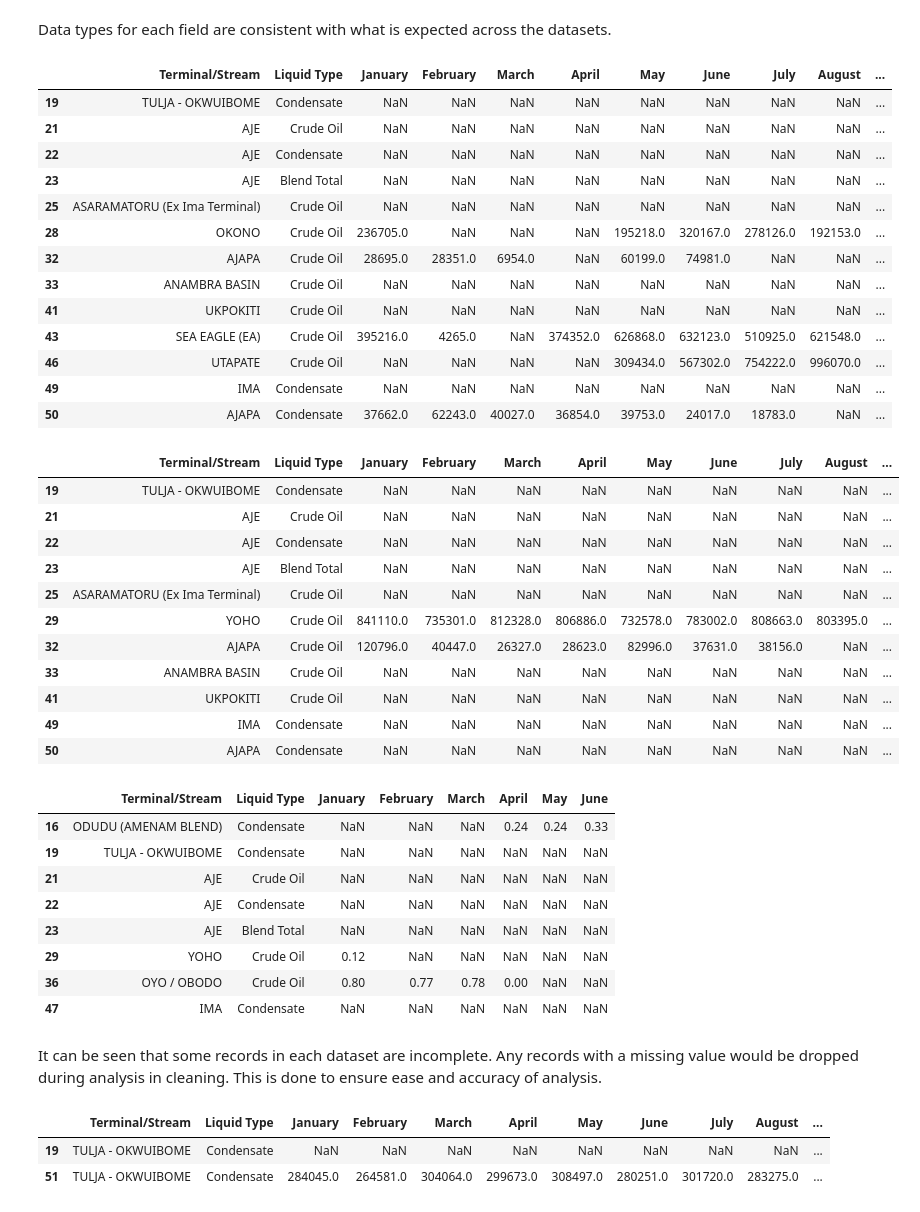
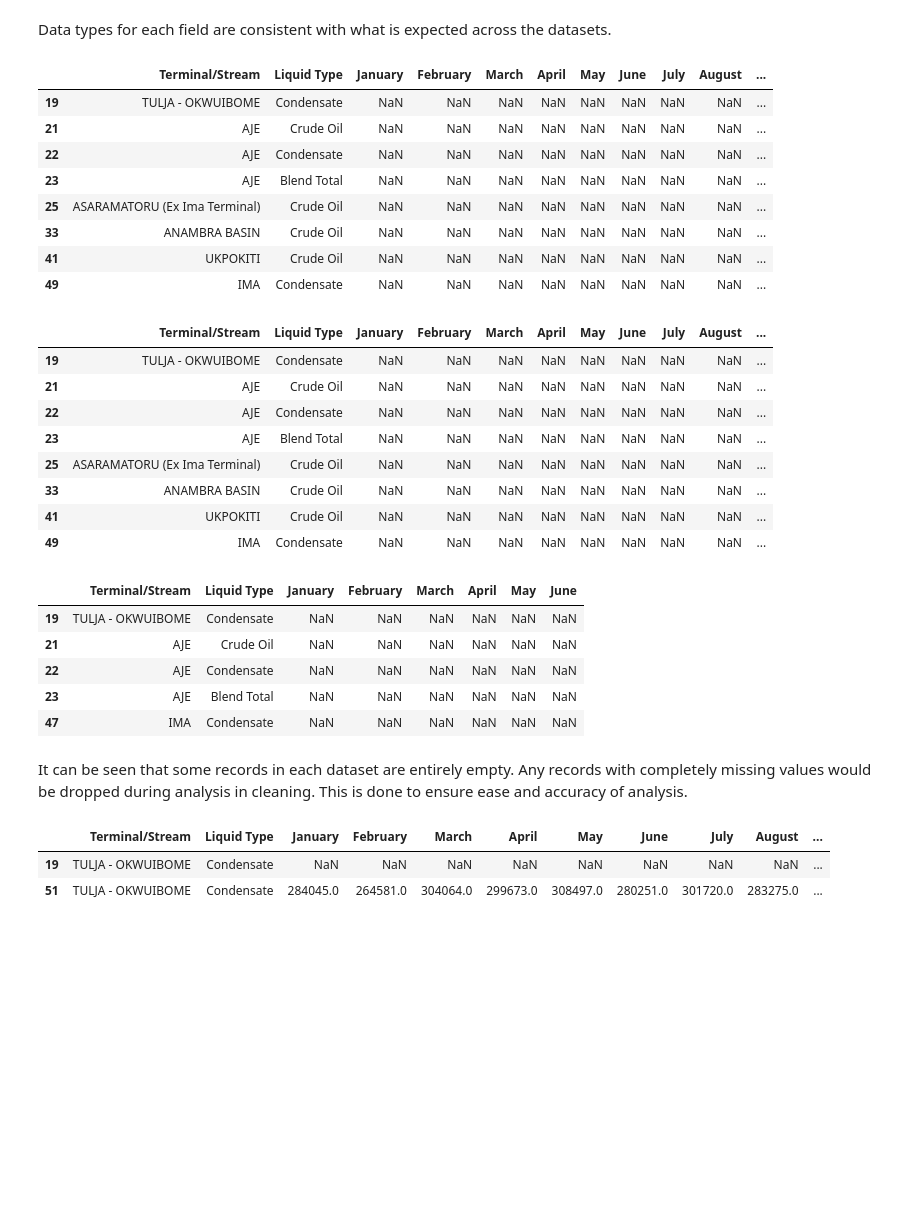
Before and after one commit to loteehenry/Oil-Production---Exploratory-Data-Analysis, a Jupyter notebook: notebooks/analysis.ipynb, the cells around one changed output. Drawn from its saved outputs; the diff is of its cells as text; code cells hidden in the pictures; blank space fills up the shorter version.

Commit message:
Changes made to data cleaning process in analysis

```diff
--- a/notebooks/analysis.ipynb
+++ b/notebooks/analysis.ipynb
@@ -150,25 +152,20 @@ dtype: object
 # %% [markdown]
 Data types for each field are consistent with what is expected across the datasets.
 # %%
-null_2024_values = df_2024[df_2024.isnull().any(axis=1)]
+null_2024_values = df_2024[df_2024[["January", "February", "March", "April", "May", "June", "July", "August", "September", "October", "November", "December"]].isnull().all(axis=1)]
 null_2024_values
 # %% [output]
 |  | Terminal/Stream | Liquid Type | January | February | March | April | May | June | July | August | ... |
 | 19 | TULJA - OKWUIBOME | Condensate | NaN | NaN | NaN | NaN | NaN | NaN | NaN | NaN | ... |
 | 21 | AJE | Crude Oil | NaN | NaN | NaN | NaN | NaN | NaN | NaN | NaN | ... |
 | 22 | AJE | Condensate | NaN | NaN | NaN | NaN | NaN | NaN | NaN | NaN | ... |
 | 23 | AJE | Blend Total | NaN | NaN | NaN | NaN | NaN | NaN | NaN | NaN | ... |
 | 25 | ASARAMATORU (Ex Ima Terminal) | Crude Oil | NaN | NaN | NaN | NaN | NaN | NaN | NaN | NaN | ... |
-| 28 | OKONO | Crude Oil | 236705.0 | NaN | NaN | NaN | 195218.0 | 320167.0 | 278126.0 | 192153.0 | ... |
-| 32 | AJAPA | Crude Oil | 28695.0 | 28351.0 | 6954.0 | NaN | 60199.0 | 74981.0 | NaN | NaN | ... |
 | 33 | ANAMBRA BASIN | Crude Oil | NaN | NaN | NaN | NaN | NaN | NaN | NaN | NaN | ... |
 | 41 | UKPOKITI | Crude Oil | NaN | NaN | NaN | NaN | NaN | NaN | NaN | NaN | ... |
-| 43 | SEA EAGLE (EA) | Crude Oil | 395216.0 | 4265.0 | NaN | 374352.0 | 626868.0 | 632123.0 | 510925.0 | 621548.0 | ... |
-| 46 | UTAPATE | Crude Oil | NaN | NaN | NaN | NaN | 309434.0 | 567302.0 | 754222.0 | 996070.0 | ... |
 | 49 | IMA | Condensate | NaN | NaN | NaN | NaN | NaN | NaN | NaN | NaN | ... |
-| 50 | AJAPA | Condensate | 37662.0 | 62243.0 | 40027.0 | 36854.0 | 39753.0 | 24017.0 | 18783.0 | NaN | ... |
 # %%
-null_2025_values = df_2025[df_2025.isnull().any(axis=1)]
+null_2025_values = df_2025[df_2025[["January", "February", "March", "April", "May", "June", "July", "August", "September", "October", "November", "December"]].isnull().all(axis=1)]
 null_2025_values
 # %% [output]
 |  | Terminal/Stream | Liquid Type | January | February | March | April | May | June | July | August | ... |
@@ -177,27 +174,23 @@ null_2025_values
 | 22 | AJE | Condensate | NaN | NaN | NaN | NaN | NaN | NaN | NaN | NaN | ... |
 | 23 | AJE | Blend Total | NaN | NaN | NaN | NaN | NaN | NaN | NaN | NaN | ... |
 | 25 | ASARAMATORU (Ex Ima Terminal) | Crude Oil | NaN | NaN | NaN | NaN | NaN | NaN | NaN | NaN | ... |
-| 29 | YOHO | Crude Oil | 841110.0 | 735301.0 | 812328.0 | 806886.0 | 732578.0 | 783002.0 | 808663.0 | 803395.0 | ... |
-| 32 | AJAPA | Crude Oil | 120796.0 | 40447.0 | 26327.0 | 28623.0 | 82996.0 | 37631.0 | 38156.0 | NaN | ... |
 | 33 | ANAMBRA BASIN | Crude Oil | NaN | NaN | NaN | NaN | NaN | NaN | NaN | NaN | ... |
 | 41 | UKPOKITI | Crude Oil | NaN | NaN | NaN | NaN | NaN | NaN | NaN | NaN | ... |
 | 49 | IMA | Condensate | NaN | NaN | NaN | NaN | NaN | NaN | NaN | NaN | ... |
-| 50 | AJAPA | Condensate | NaN | NaN | NaN | NaN | NaN | NaN | NaN | NaN | ... |
 # %%
-null_2026_values = df_2026[df_2026.isnull().any(axis=1)]
+null_2026_values = df_2026[df_2026[["January", "February", "March", "April", "May", "June"]].isnull().all(axis=1)]
 null_2026_values
 # %% [output]
 |  | Terminal/Stream | Liquid Type | January | February | March | April | May | June |
-| 16 | ODUDU (AMENAM BLEND) | Condensate | NaN | NaN | NaN | 0.24 | 0.24 | 0.33 |
 | 19 | TULJA - OKWUIBOME | Condensate | NaN | NaN | NaN | NaN | NaN | NaN |
 | 21 | AJE | Crude Oil | NaN | NaN | NaN | NaN | NaN | NaN |
 | 22 | AJE | Condensate | NaN | NaN | NaN | NaN | NaN | NaN |
 | 23 | AJE | Blend Total | NaN | NaN | NaN | NaN | NaN | NaN |
-| 29 | YOHO | Crude Oil | 0.12 | NaN | NaN | NaN | NaN | NaN |
-| 36 | OYO / OBODO | Crude Oil | 0.80 | 0.77 | 0.78 | 0.00 | NaN | NaN |
 | 47 | IMA | Condensate | NaN | NaN | NaN | NaN | NaN | NaN |
 # %% [markdown]
-It can be seen that some records in each dataset are incomplete. Any records with a missing value would be dropped during analysis in cleaning. This is done to ensure ease and accuracy of analysis.
+It can be seen that some records in each dataset are entirely empty.
+Any records with completely missing values would be dropped during analysis in cleaning.
+This is done to ensure ease and accuracy of analysis.
 # %%
 duplicates_2024 = df_2024[df_2024.duplicated(subset=["Terminal/Stream", "Liquid Type"], keep=False)]
 duplicates_2024
```
Also changed, not shown: parts of 12 cells of this notebook.
